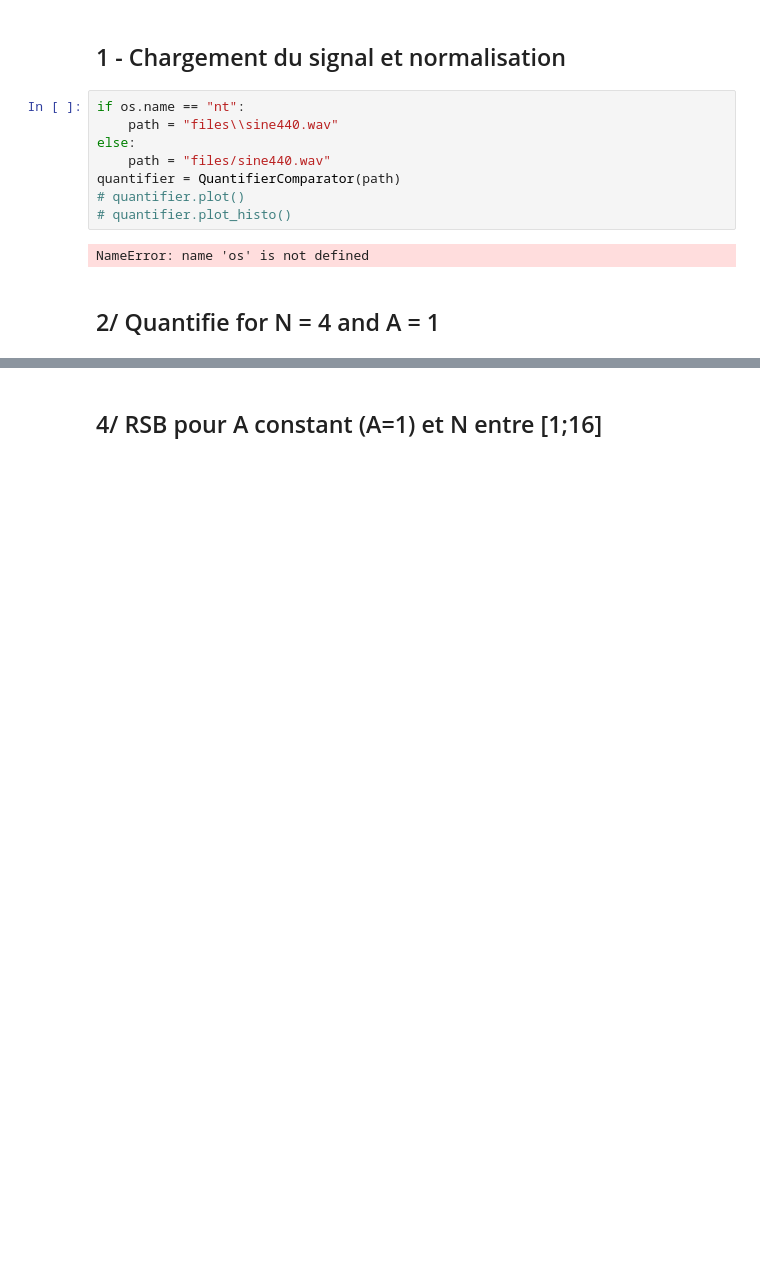
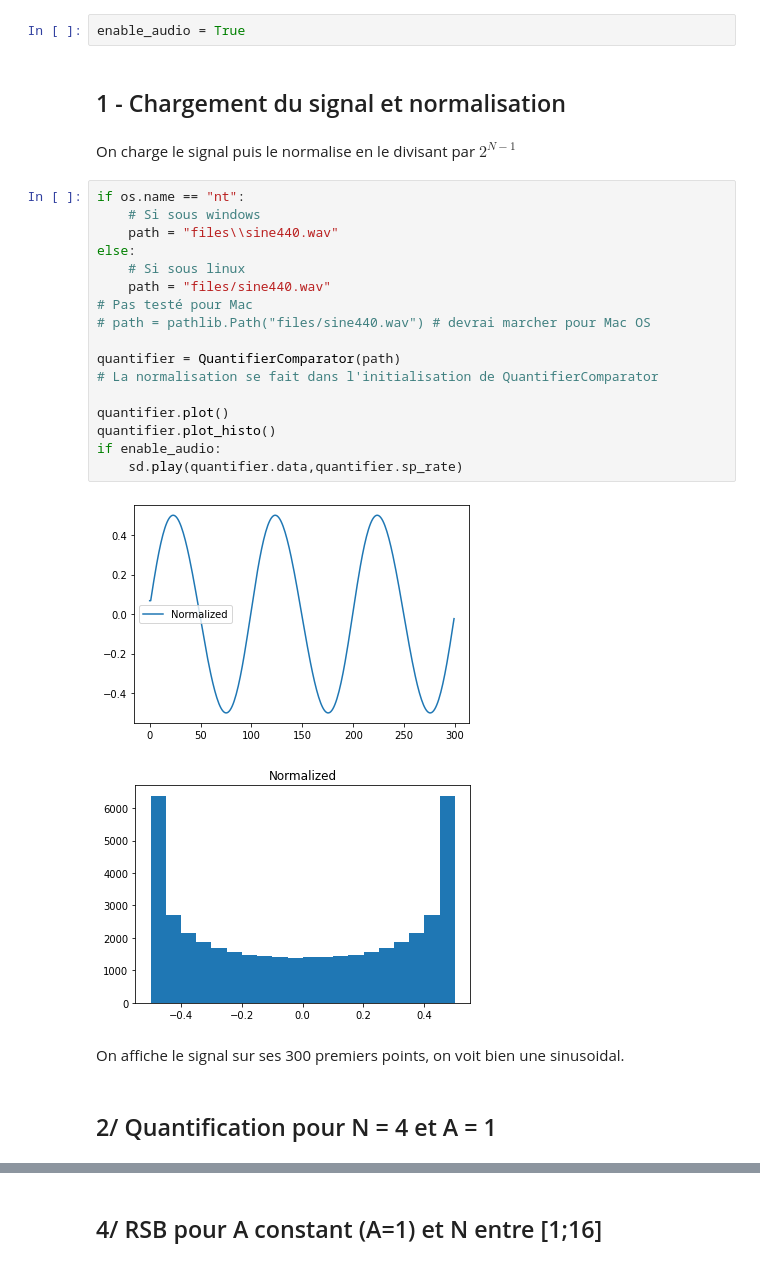
Before and after one commit to lepitinox/TP_audio, a Jupyter notebook: TP1/tp1_adrien_ducourthial.ipynb, the cells around one changed output, grey strips where cells are left out. Saved outputs shown, nothing was run; the diff lists cells and outputs as text; blank space fills up the shorter version.

```diff
--- a/TP1/tp1_adrien_ducourthial.ipynb
+++ b/TP1/tp1_adrien_ducourthial.ipynb
@@ -105,14 +41,30 @@ class QuantifierComparator:
+# %%
+enable_audio = True
 # %% [markdown]
 ## 1 - Chargement du signal et normalisation
+# %% [markdown]
+On charge le signal puis le normalise en le divisant par $2^{N-1}$
 # %%
 if os.name == "nt":
+    # Si sous windows
     path = "files\\sine440.wav"
 else:
+    # Si sous linux
     path = "files/sine440.wav"
+# Pas testé pour Mac
+# path = pathlib.Path("files/sine440.wav") # devrai marcher pour Mac OS
+
 quantifier = QuantifierComparator(path)
-# quantifier.plot()
-# quantifier.plot_histo()
+# La normalisation se fait dans l'initialisation de QuantifierComparator
+
+quantifier.plot()
+quantifier.plot_histo()
+if enable_audio:
+    sd.play(quantifier.data,quantifier.sp_rate)
 # %% [output]
-NameError: name 'os' is not defined
+[figure, added]
+[figure, added]
+# %% [markdown]
+On affiche le signal sur ses 300 premiers points, on voit bien une sinusoidal.
 # %% [markdown]
-## 2/ Quantifie for N = 4 and A = 1
+## 2/ Quantification pour N = 4 et A = 1
```
Also changed, not shown: parts of 101 cells of this notebook, 2 other files.
